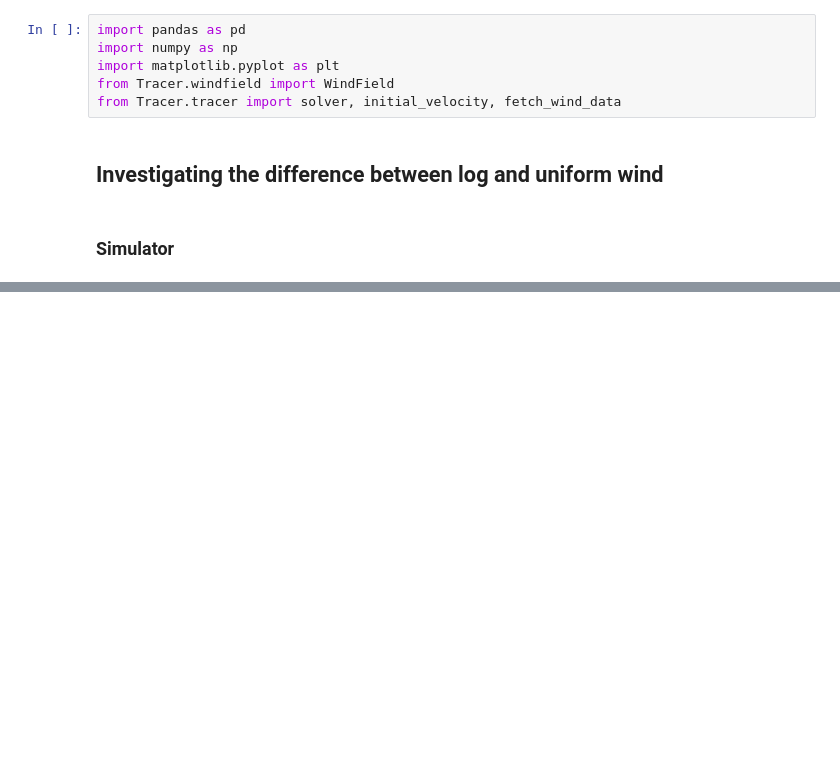
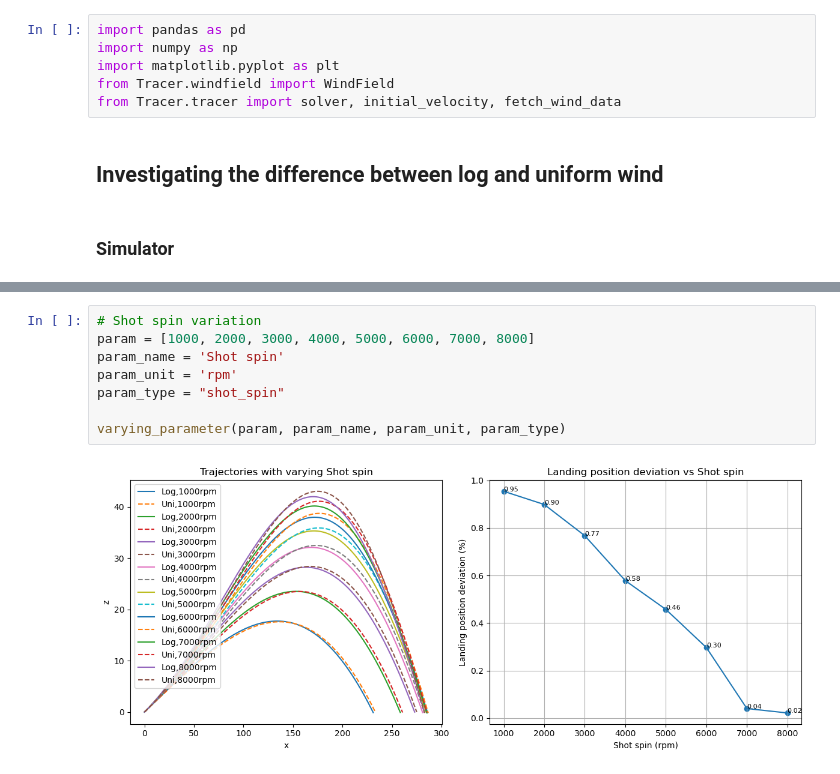
Before and after one commit to JacobManniche/Bachelor_legeplads, a Jupyter notebook: demos/comparison.ipynb, the cells around one changed output, grey strips where cells are left out. Drawn from its saved outputs; the diff is of its cells as text; blank space fills up the shorter version.

```diff
--- a/demos/comparison.ipynb
+++ b/demos/comparison.ipynb
@@ -40,0 +200,10 @@ def run_simulation(direction=direction, z0=z0, U_ref=U_ref):
+# %%
+# Shot spin variation
+param = [1000, 2000, 3000, 4000, 5000, 6000, 7000, 8000]
+param_name = 'Shot spin'
+param_unit = 'rpm'
+param_type = "shot_spin"
+
+varying_parameter(param, param_name, param_unit, param_type)
+# %% [output]
+[figure, added]
```
Also changed, not shown: parts of 37 cells of this notebook.
